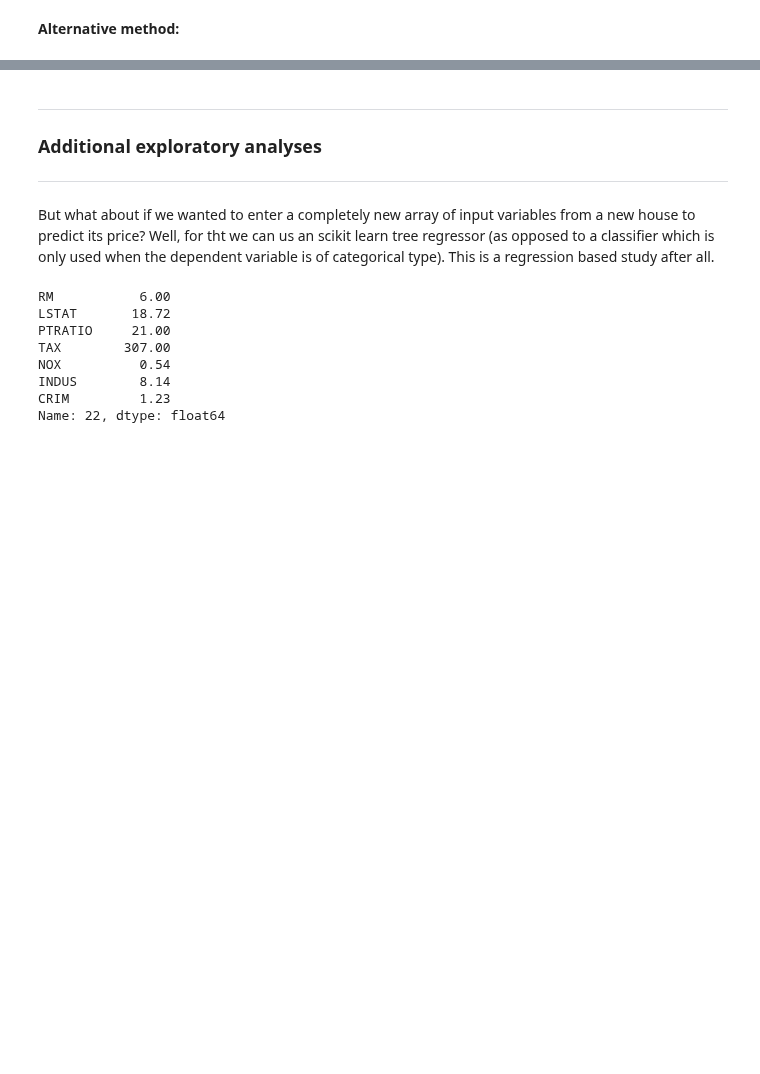
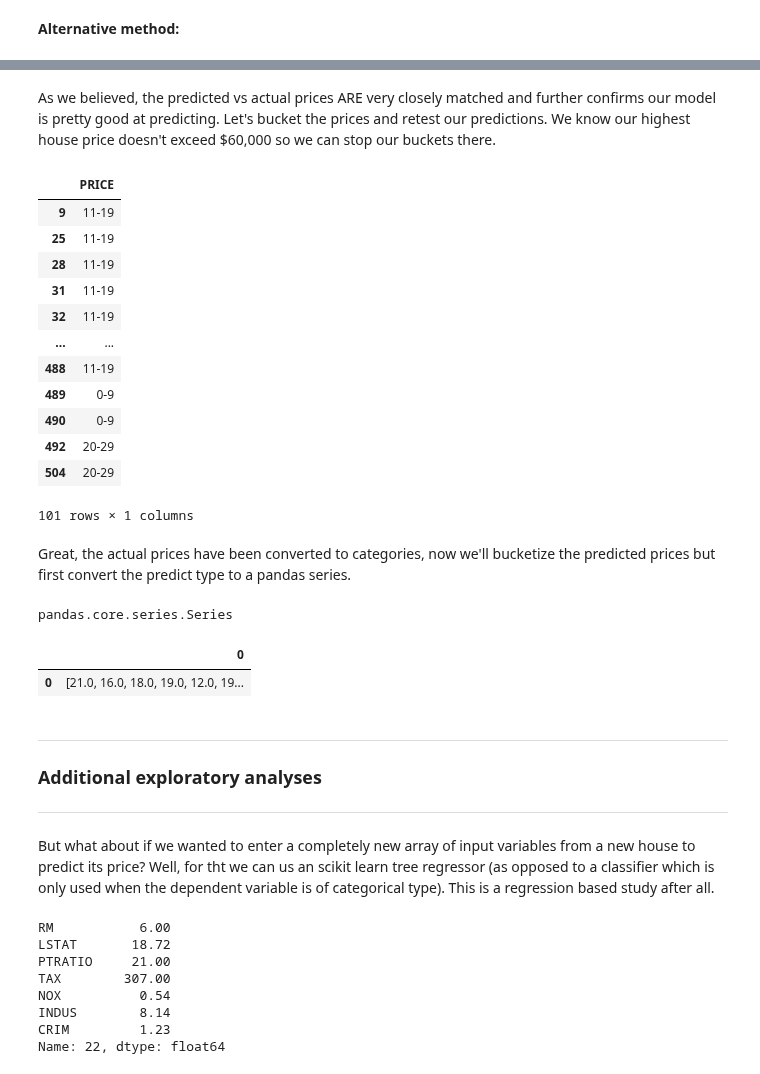
Before and after one commit to Datagatherer2357/Machine-Learning-and-Statistics-2019-Assessment, a Jupyter notebook: Machine-Learning-and-Statistics-2019-Assessment.ipynb, the cells around one changed output, grey strips where cells are left out. Saved outputs shown, nothing was run; the diff lists cells and outputs as text; code cells hidden in the pictures; blank space fills up the shorter version.

```diff
--- a/Machine-Learning-and-Statistics-2019-Assessment.ipynb
+++ b/Machine-Learning-and-Statistics-2019-Assessment.ipynb
@@ -1452,0 +1488,45 @@ array([18.9, 13.9, 18.4, 14.5, 13.2, 24.7, 30.8, 25.3, 16.6, 23.4, 31.6,
+# %% [markdown]
+As we believed, the predicted vs actual prices ARE very closely matched and further confirms our model is pretty good at predicting. Let's bucket the prices and retest our predictions. We know our highest house price doesn't exceed $60,000 so we can stop our buckets there.
+# %%
+# https://dfrieds.com/data-analysis/bin-values-python-pandas
+# Let's bucketize our test_labels first i.e. the actual house prices:
+
+#set up bins
+bins = [0,10,20,30,40,50,60]
+# Use pd.cut function can attribute the values into its specific bins
+
+bucketize = pd.cut(test_labels,bins,labels=['0-9','11-19','20-29','30-39','40-49','50-60'])
+df_test_labels = pd.DataFrame(bucketize)
+df_test_labels
+# %% [output]
+|  | PRICE |
+| 9 | 11-19 |
+| 25 | 11-19 |
+| 28 | 11-19 |
+| 31 | 11-19 |
+| 32 | 11-19 |
+| ... | ... |
+| 488 | 11-19 |
+| 489 | 0-9 |
+| 490 | 0-9 |
+| 492 | 20-29 |
+| 504 | 20-29 |
+101 rows × 1 columns
+# %% [markdown]
+Great, the actual prices have been converted to categories, now we'll bucketize the predicted prices but first convert the predict type to a pandas series.
+# %%
+type(test_labels) # series type
+type(predict) # array type
+
+# Convert the numpy array predict into a series:
+predict.tolist()
+predict_new = pd.Series(predict.tolist())
+type(predict_new) # now check type
+# %% [output]
+pandas.core.series.Series
+# %%
+predict = pd.DataFrame(predict_new)
+predict
+# %% [output]
+|  | 0 |
+| 0 | [21.0, 16.0, 18.0, 19.0, 12.0, 19... |
```
Also changed, not shown: parts of 19 cells of this notebook, 2 other files.
